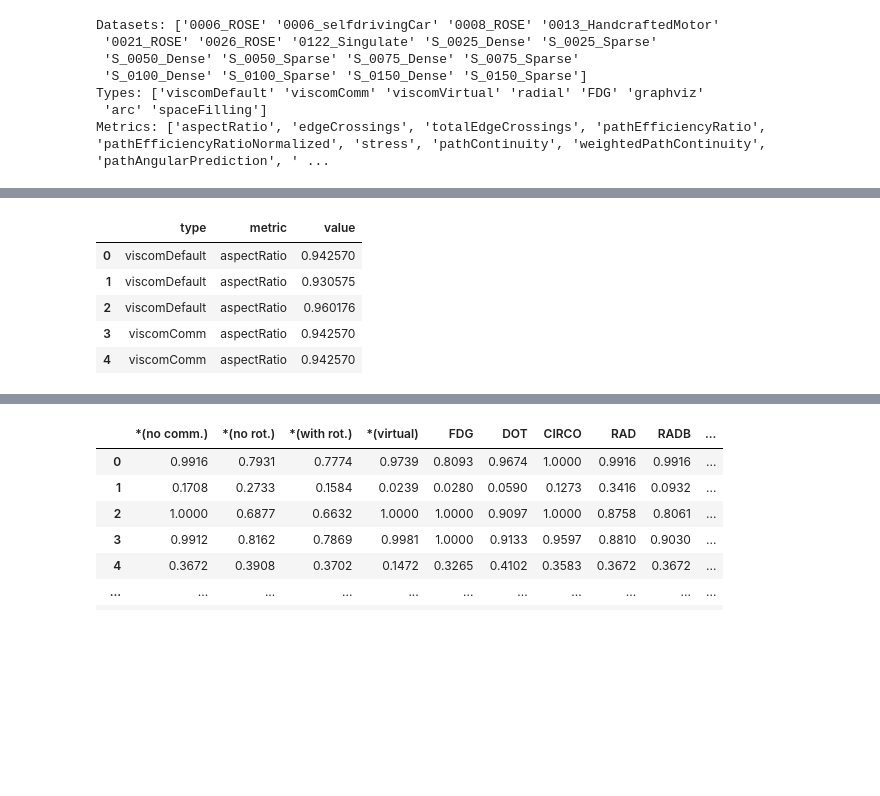
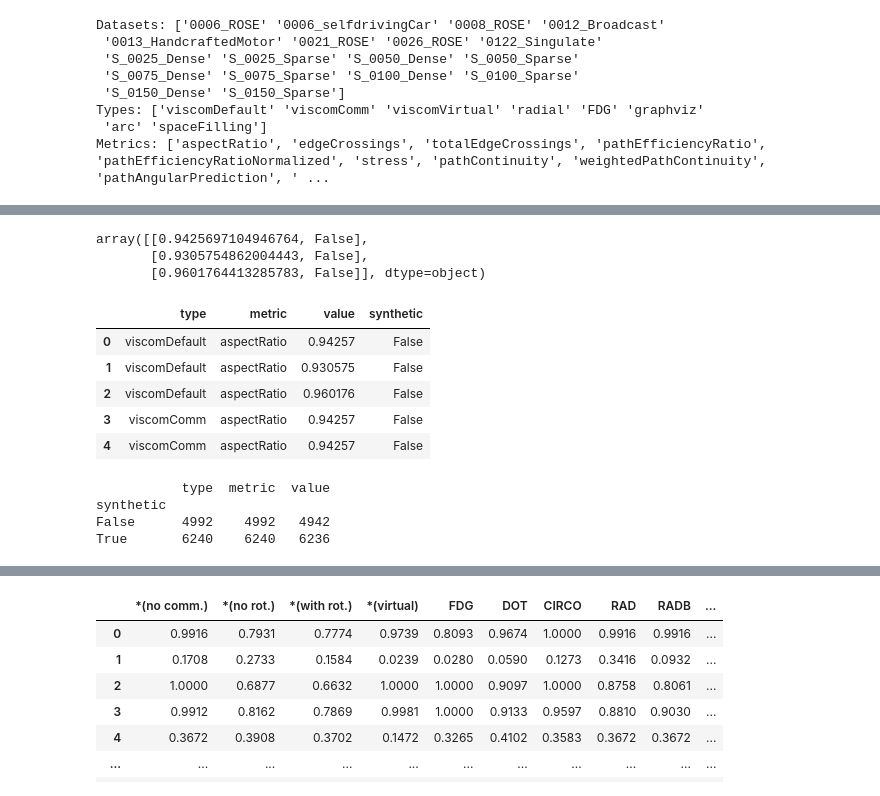
Before and after one commit to vschroeter/VisCom-Thesis, a Jupyter notebook: latex-helper/metricAnalyzerNew.ipynb, the cells around one changed output, grey strips where cells are left out. Saved outputs shown, nothing was run; the diff lists cells and outputs as text; code cells hidden in the pictures; blank space fills up the shorter version.

```diff
--- a/latex-helper/metricAnalyzerNew.ipynb
+++ b/latex-helper/metricAnalyzerNew.ipynb
@@ -88,6 +88,7 @@ def get_df(filename: str) -> pd.DataFrame:
     df["title"] = data["dataset"]["title"]
     df["nodes"] = data["dataset"]["nodeCount"]
     df["connections"] = data["dataset"]["connectionCount"]
+    df["synthetic"] = data["dataset"]["isSynthetic"]
 
     return df
 # %%
@@ -211,10 +213,11 @@ print("Datasets:", datasets)
 print("Types:", types)
 print("Metrics:", metrics)
 # %% [output]
-Datasets: ['0006_ROSE' '0006_selfdrivingCar' '0008_ROSE' '0013_HandcraftedMotor'
- '0021_ROSE' '0026_ROSE' '0122_Singulate' 'S_0025_Dense' 'S_0025_Sparse'
- 'S_0050_Dense' 'S_0050_Sparse' 'S_0075_Dense' 'S_0075_Sparse'
- 'S_0100_Dense' 'S_0100_Sparse' 'S_0150_Dense' 'S_0150_Sparse']
+Datasets: ['0006_ROSE' '0006_selfdrivingCar' '0008_ROSE' '0012_Broadcast'
+ '0013_HandcraftedMotor' '0021_ROSE' '0026_ROSE' '0122_Singulate'
+ 'S_0025_Dense' 'S_0025_Sparse' 'S_0050_Dense' 'S_0050_Sparse'
+ 'S_0075_Dense' 'S_0075_Sparse' 'S_0100_Dense' 'S_0100_Sparse'
+ 'S_0150_Dense' 'S_0150_Sparse']
 Types: ['viscomDefault' 'viscomComm' 'viscomVirtual' 'radial' 'FDG' 'graphviz'
  'arc' 'spaceFilling']
 Metrics: ['aspectRatio', 'edgeCrossings', 'totalEdgeCrossings', 'pathEfficiencyRatio', 'pathEfficiencyRatioNormalized', 'stress', 'pathContinuity', 'weightedPathContinuity', 'pathAngularPrediction', ' ...
@@ -226,36 +230,50 @@ relevant_df[(relevant_df["title"] == datasets[0]) & (relevant_df["type"] == type
 | 0 | viscomDefault | 0.942570 | 0.5 | 6.0 | 1.0 | 0.994186 | ... |
 | 4 | viscomDefault | 0.930575 | 0.5 | 6.0 | 1.0 | 0.996125 | ... |
 | 8 | viscomDefault | 0.960176 | 0.5 | 6.0 | 1.0 | 0.990983 | ... |
+# %%
+_rows[["aspectRatio", "synthetic"]].values
+# %% [output]
+array([[0.9425697104946764, False],
+       [0.9305754862004443, False],
+       [0.9601764413285783, False]], dtype=object)
 # %%
 combined_data_list = []
 for dataset in datasets:
     for metric in metrics:
         for t in types:
             # Get the value for this dataset, metric and type
             # Get the relevant rows for this dataset and metric
             relevant_rows = relevant_df[(relevant_df["title"] == dataset) & (relevant_df["type"] == t)]
 
             if len(relevant_rows) == 0:
                 continue
 
-            for val in relevant_rows[metric].values:
+            for val, synth in relevant_rows[[metric, "synthetic"]].values:
                 combined_data = {
                     "type": t,
                     "metric": metric,
                     "value": val,
+                    "synthetic": synth,
                 }
 
                 combined_data_list.append(combined_data)
 
 metric_list_df = pd.DataFrame(combined_data_list)
 metric_list_df.head()
 # %% [output]
-|  | type | metric | value |
-| 0 | viscomDefault | aspectRatio | 0.942570 |
-| 1 | viscomDefault | aspectRatio | 0.930575 |
-| 2 | viscomDefault | aspectRatio | 0.960176 |
-| 3 | viscomComm | aspectRatio | 0.942570 |
-| 4 | viscomComm | aspectRatio | 0.942570 |
+|  | type | metric | value | synthetic |
+| 0 | viscomDefault | aspectRatio | 0.94257 | False |
+| 1 | viscomDefault | aspectRatio | 0.930575 | False |
+| 2 | viscomDefault | aspectRatio | 0.960176 | False |
+| 3 | viscomComm | aspectRatio | 0.94257 | False |
+| 4 | viscomComm | aspectRatio | 0.94257 | False |
+# %%
+print(metric_list_df.groupby("synthetic").count())
+# %% [output]
+           type  metric  value
+synthetic
+False      4992    4992   4942
+True       6240    6240   6236
 # %%
 metric_list_df.dtypes
 # %% [output]
```
Also changed, not shown: parts of 11 cells of this notebook, 29 other files.
